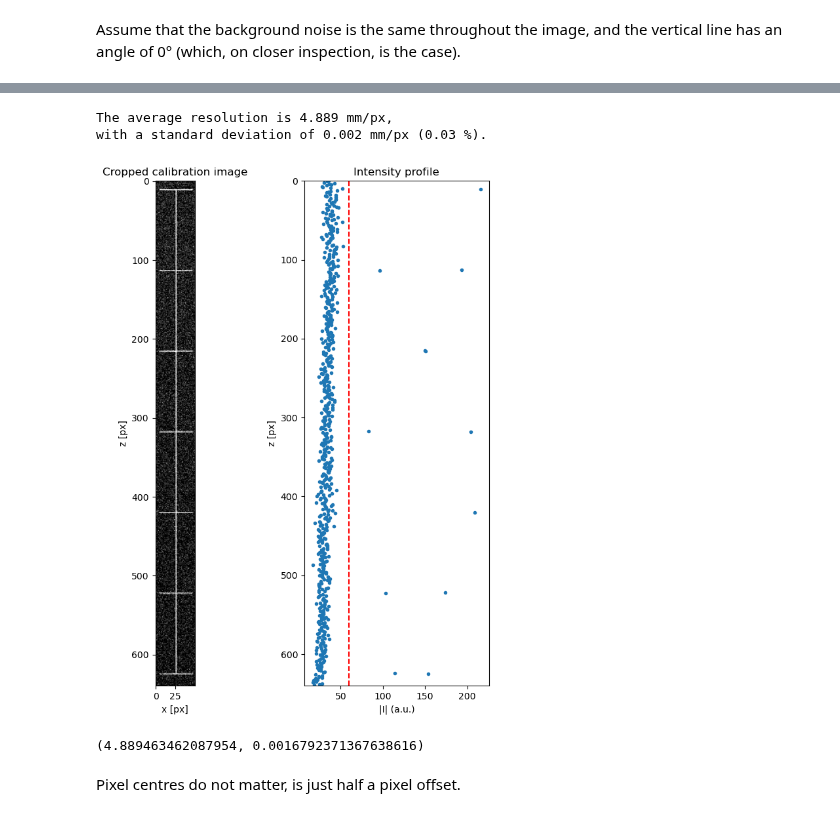
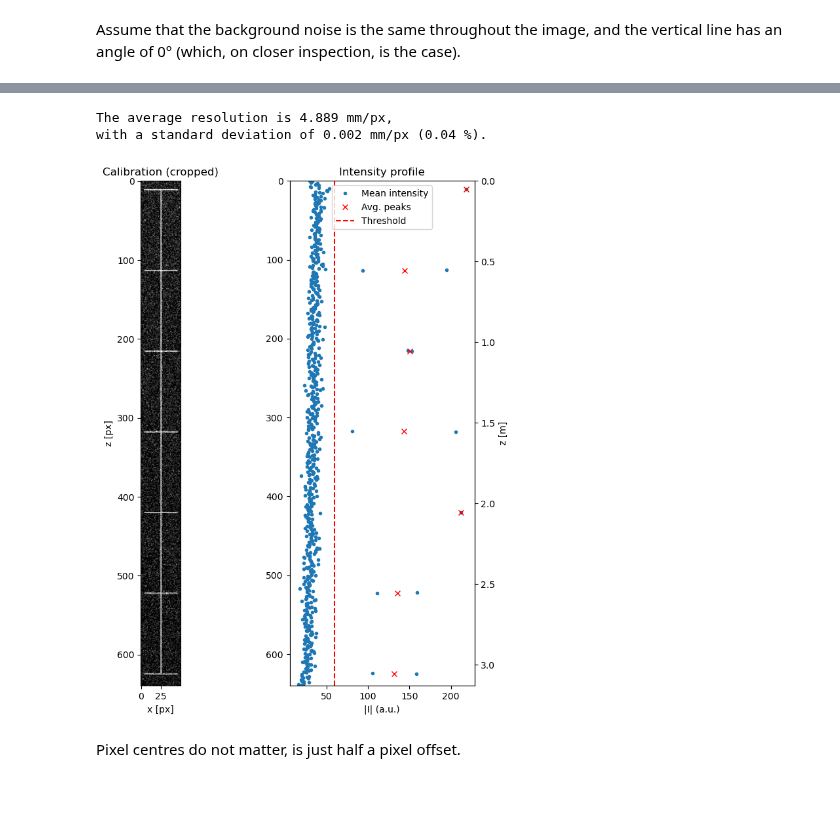
Before and after one commit to TFLVerouden/ETPoF, a Jupyter notebook: HW3/ETPoF_HW3_1.ipynb, the cells around one changed output, grey strips where cells are left out. Drawn from its saved outputs; the diff is of its cells as text; code cells hidden in the pictures.

```diff
--- a/HW3/ETPoF_HW3_1.ipynb
+++ b/HW3/ETPoF_HW3_1.ipynb
@@ -183,8 +179,23 @@ def intensity_peaks(profile, method='weighted_avg', threshold=85):
     return peak_indices, peak_intensities
 # %%
 def calibrate_camera(image, calib_dist, threshold, units="mm/px", plot=False,
-                     verbose=False, precision=3):
+                     verbose=False, precision=3, file_name=None):
+    '''
+    Calibrate the resolution of a camera using a calibration image.
 
+    PARAMETERS:
+        image (array-like): The calibration image.
+        calib_dist (float): The known distance between the peaks in the image.
+        threshold (float): The threshold for peak detection.
+        units (str): The units of the resolution (default: "mm/px").
+        plot (bool): Whether to plot the results (default: False).
+        verbose (bool): Whether to print the results (default: False).
+        precision (int): The number of decimal places to round the results to
+            (default: 3).
+
+    RETURNS:
+        tuple: A tuple containing the average resolution and standard deviation.
+    '''
 
     # Average all pixels in the x-direction to get the intensity profile
     int_profile = np.mean(image, axis=1)
@@ -212,24 +223,37 @@ def calibrate_camera(image, calib_dist, threshold, units="mm/px", plot=False,
 
     # Plot the cropped image and intensity profile side-by-side
     if plot:
-        _, ax = plt.subplots(1, 2, figsize=(8, 10))
+        fig, ax = plt.subplots(1, 2, figsize=(6, 9))
+
+        # Use file name to generate figure title
+        if file_name is not None:
+            fig.suptitle(file_name)
 
         # Plot the cropped image
         ax[0].imshow(image, cmap='gray')
-        ax[0].set_title('Cropped calibration image')
+        ax[0].set_title('Calibration (cropped)')
         ax[0].set_xlabel('x [px]'); ax[0].set_ylabel('z [px]')
 
         # Plot the intensity profile
         ax[1].plot(int_profile, np.arange(0, len(int_profile)), '.')
         ax[1].set_title('Intensity profile')
-        ax[1].set_xlabel('|I| (a.u.)'); ax[1].set_ylabel('z [px]')
+        ax[1].set_xlabel('|I| (a.u.)')
+
+        # Plot the intensity peaks
+        ax[1].plot(peak_intensities, peak_px, 'rx')
 
         # Add a vertical line for the threshold
         ax[1].axvline(threshold, color='r', linestyle='--')
 
         # Flip and scale the profile axis to match the image
-        ax[1].invert_yaxis()
-        ax[1].set_ylim([len(int_profile), 0])
+        ax[1].invert_yaxis(); ax[1].set_ylim([len(int_profile), 0])
+
+        # Add an extra vertical axis on the right containing the values in mm
+        ax2 = ax[1].twinx(); ax2.set_ylabel('z [m]')
+        ax2.invert_yaxis(); ax2.set_ylim([len(int_profile) * res_avg/1000, 0])
+
+        # Add legend
+        ax[1].legend(['Mean intensity', 'Avg. peaks', 'Threshold'])
         plt.show()
 
     return res_avg, res_std
@@ -250,13 +308,15 @@ def calibrate_cameras(directory, roi, threshold,
 # %%
+
+
 calib_images = read_image_series('PTV', prefix='Calibration_b',
                                  roi=[200, 250, 30, 670])
 
-calibrate_camera(calib_images[0], 500, 60, plot=True, verbose=True)
+res_avg, res_std = calibrate_camera(calib_images[0], 500, 60, plot=True,
+                               verbose=True)
 # %% [output]
 The average resolution is 4.889 mm/px,
-with a standard deviation of 0.002 mm/px (0.03 %).
+with a standard deviation of 0.002 mm/px (0.04 %).
-[figure, old version]
+[figure, new version]
-(4.889463462087954, 0.0016792371367638616)
 # %% [markdown]
 Pixel centres do not matter, is just half a pixel offset.
 # %% [markdown]
```
Also changed, not shown: parts of 7 cells of this notebook.
